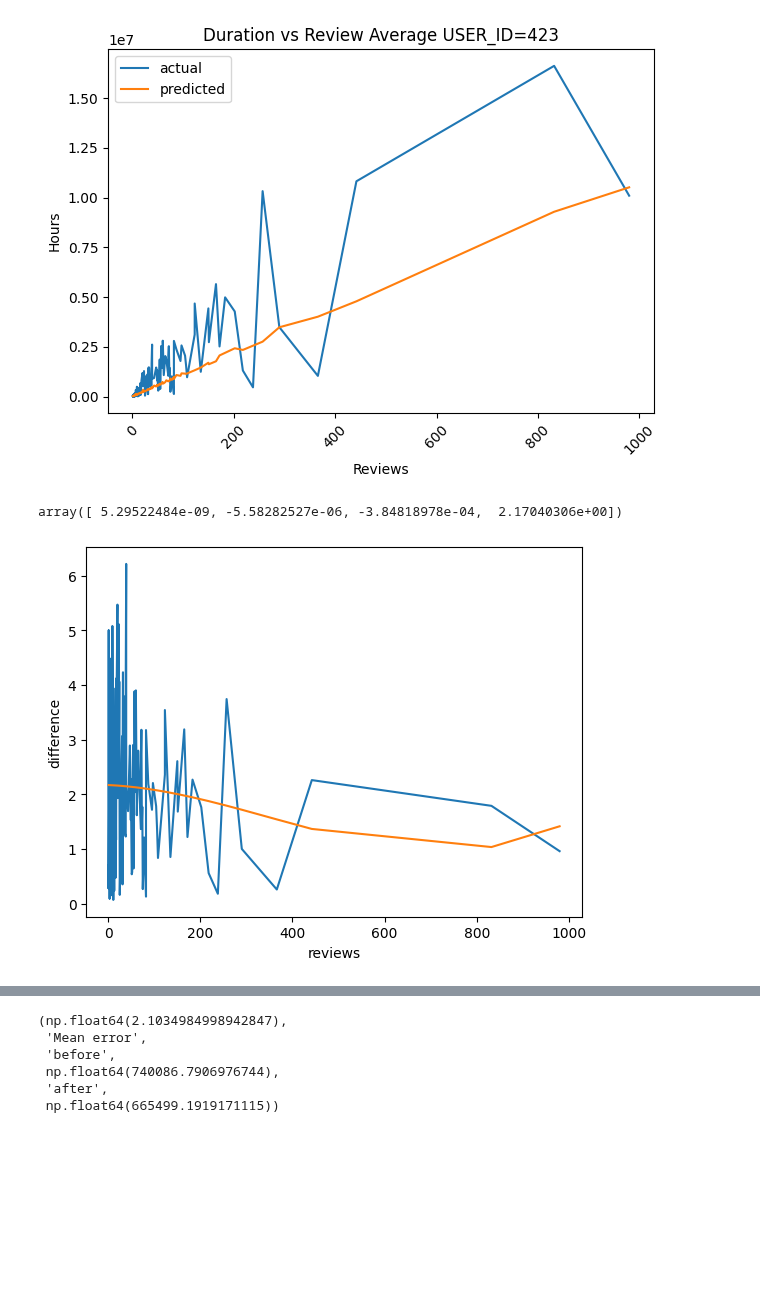
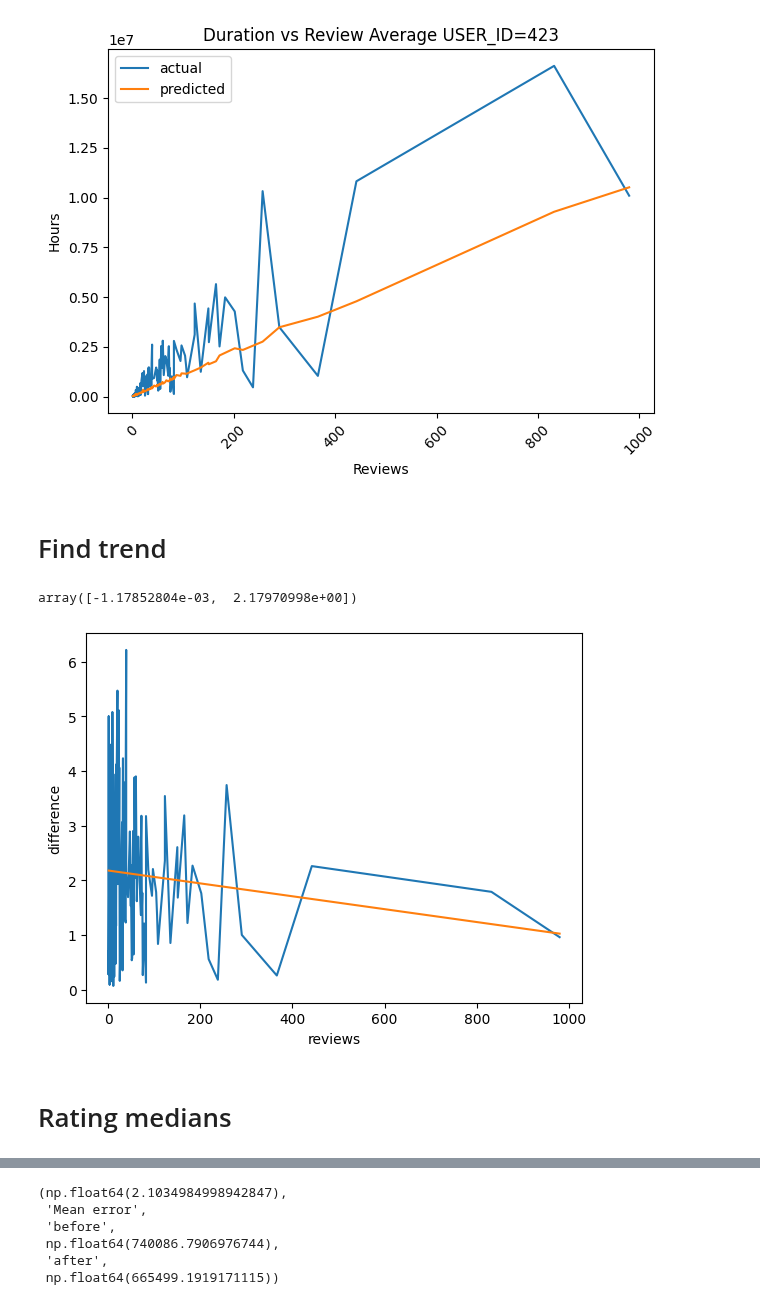
Before and after one commit to Luc-Mcgrady/anki-10k-notebooks, a Jupyter notebook: duration_per_day.ipynb, the cells around one changed output, grey strips where cells are left out. Saved outputs shown, nothing was run; the diff lists cells and outputs as text; code cells hidden in the pictures; blank space fills up the shorter version.

```diff
--- a/duration_per_day.ipynb
+++ b/duration_per_day.ipynb
@@ -88,19 +88,23 @@ plt.legend()
 plt.show()
 # %% [output]
 [figure]
+# %% [markdown]
+# Find trend
 # %%
 import numpy as np
 
 counts, sums = counts_sums(train_df)
 
 difference = sums["duration"] / sums["review_average"]
 plt.plot(counts["review_average"], difference, label="error")
-c = np.polyfit(counts["review_average"], difference, 3)
+c = np.polyfit(counts["review_average"], difference, 1)
 review_adjustment = np.polyval(c, counts["review_average"])
 plt.plot(counts["review_average"], review_adjustment, label="adjustment")
 plt.xlabel("reviews")
 plt.ylabel("difference")
 c
 # %% [output]
-array([ 5.29522484e-09, -5.58282527e-06, -3.84818978e-04,  2.17040306e+00])
+array([-1.17852804e-03,  2.17970998e+00])
-[figure, old version]
+[figure, new version]
+# %% [markdown]
+# Rating medians
```
Also changed, not shown: parts of 4 cells of this notebook.
